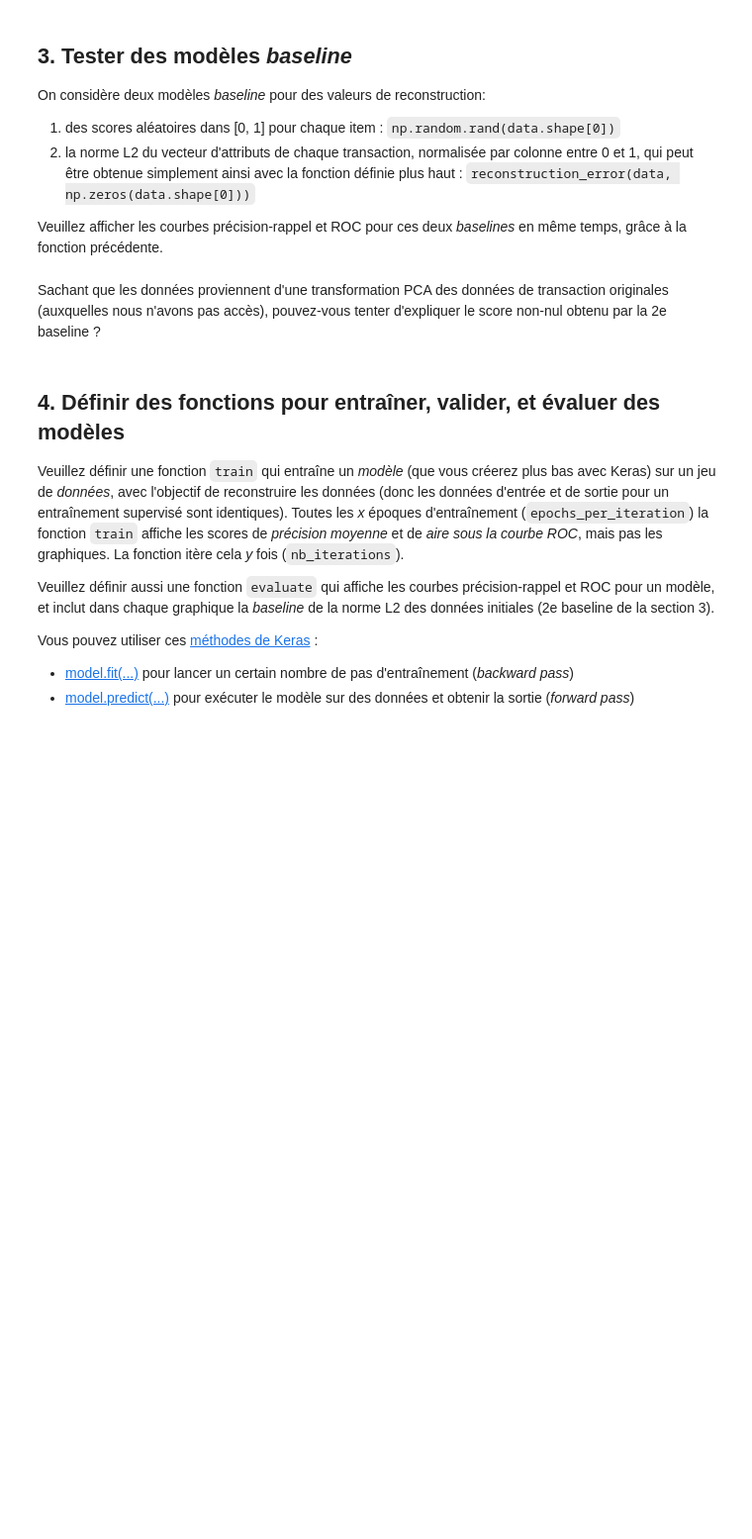
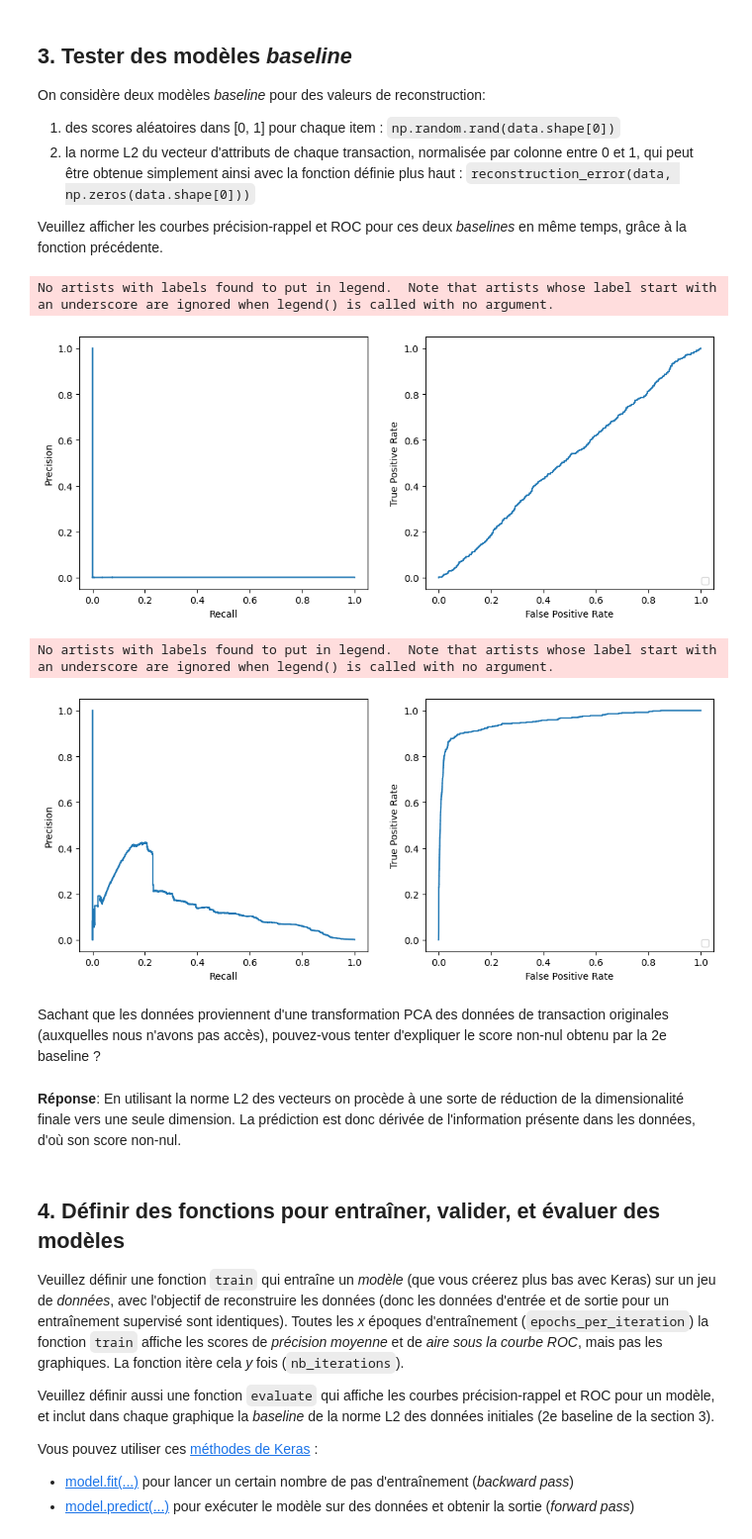
Before and after one commit to HUART1848/APN_L6, a Jupyter notebook: Labo6_Autoencodeurs_student.ipynb, the cells around one changed output. Shown at 99% size. Saved outputs shown, nothing was run; the diff lists cells and outputs as text; code cells hidden in the pictures; blank space fills up the shorter version.

```diff
--- a/Labo6_Autoencodeurs_student.ipynb
+++ b/Labo6_Autoencodeurs_student.ipynb
@@ -30,3 +34,6 @@ Vous utiliserez un jeu de données fourni par le [Groupe ML de l'Université Lib
 # %% [markdown]
 ## 1. Charger et préparer les données
 a. Chargez les données de `creditcard.csv` directement dans une *dataframe* Pandas appelée `data`.
+# %%
+data = pd.read_csv("creditcard.csv")
+data.head(10)
@@ -35,4 +67,12 @@ b. Affichez quelques informations sur ces données et leurs caractéristiques.
 # %% [markdown]
 c. Construisez une nouvelle *dataframe* appelée `data_labels` contenant seulement l'attribut qui indique si une transaction est frauduleuse ou non (attribut `Class`).  Supprimez les attributs `Time` et `Class` de la *dataframe* initiale `data`.
+# %%
+data_labels = pd.DataFrame(data["Class"])
+
+data = data.drop(["Time", "Class"], axis=1)
 # %% [markdown]
 d. Normalisez toutes les colonnes de `data` vers des valeurs de moyenne nulle et d'écart-type égal à 1 (distribution centrée réduite). Utilisez pour cela le `StandardScaler` de scikit-learn.
+# %%
+scaled_data = StandardScaler().fit_transform(data)
+data = pd.DataFrame(scaled_data, columns=data.columns)
+data.head(10)
@@ -86,6 +149,16 @@ def display_pr_roc(labels, rec_errors, baseline=[]):
     rec_errors = les nombres prédits par l'autoencodeur pour chaque item, dans [0, 1]
     baseline   = les nombres prédits par une autre méthode, en général baseline, dans [0, 1]
     '''
+
+    fig, (ax1, ax2) = plt.subplots(1, 2)
+    fig.set_figwidth(12)
+
+    precision, recall, _ = precision_recall_curve(labels, rec_errors)
+    fpr, tpr, _ =  roc_curve(labels, rec_errors)
+    PrecisionRecallDisplay(precision=precision, recall=recall).plot(ax1)
+    RocCurveDisplay(fpr=fpr, tpr=tpr).plot(ax2)
+    plt.plot()
+    plt.show()
 # %% [markdown]
 ## 3. Tester des modèles *baseline*
 
@@ -94,8 +167,21 @@ On considère deux modèles *baseline* pour des valeurs de reconstruction:
    1. la norme L2 du vecteur d'attributs de chaque transaction, normalisée par colonne entre 0 et 1, qui peut être obtenue simplement ainsi avec la fonction définie plus haut : `reconstruction_error(data, np.zeros(data.shape[0]))`
 
 Veuillez afficher les courbes précision-rappel et ROC pour ces deux *baselines* en même temps, grâce à la fonction précédente.
+# %%
+baseline1 = np.random.rand(data.shape[0])
+baseline2 = reconstruction_error(data, np.zeros(data.shape))
+
+display_pr_roc(data_labels, baseline1)
+display_pr_roc(data_labels, baseline2)
+# %% [output]
+No artists with labels found to put in legend.  Note that artists whose label start with an underscore are ignored when legend() is called with no argument.
+[figure, added]
+No artists with labels found to put in legend.  Note that artists whose label start with an underscore are ignored when legend() is called with no argument.
+[figure, added]
 # %% [markdown]
 Sachant que les données proviennent d'une transformation PCA des données de transaction originales (auxquelles nous n'avons pas accès), pouvez-vous tenter d'expliquer le score non-nul obtenu par la 2e baseline ?
+# %% [markdown]
+**Réponse**: En utilisant la norme L2 des vecteurs on procède à une sorte de réduction de la dimensionalité finale vers une seule dimension. La prédiction est donc dérivée de l'information présente dans les données, d'où son score non-nul.
 # %% [markdown]
 ## 4. Définir des fonctions pour entraîner, valider, et évaluer des modèles
 
```
Also changed, not shown: parts of 12 cells of this notebook, 1 other file.
